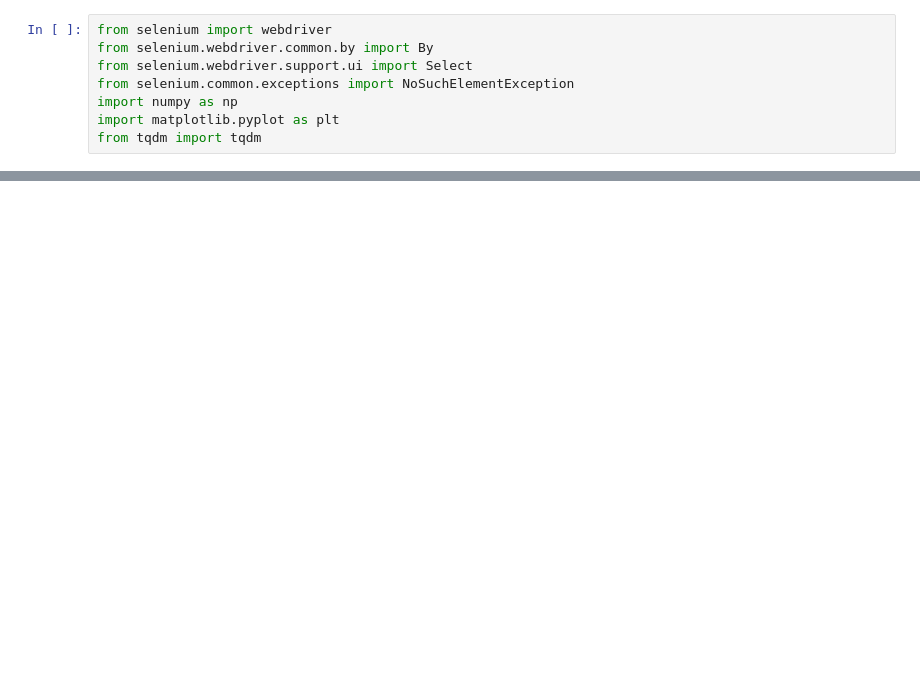
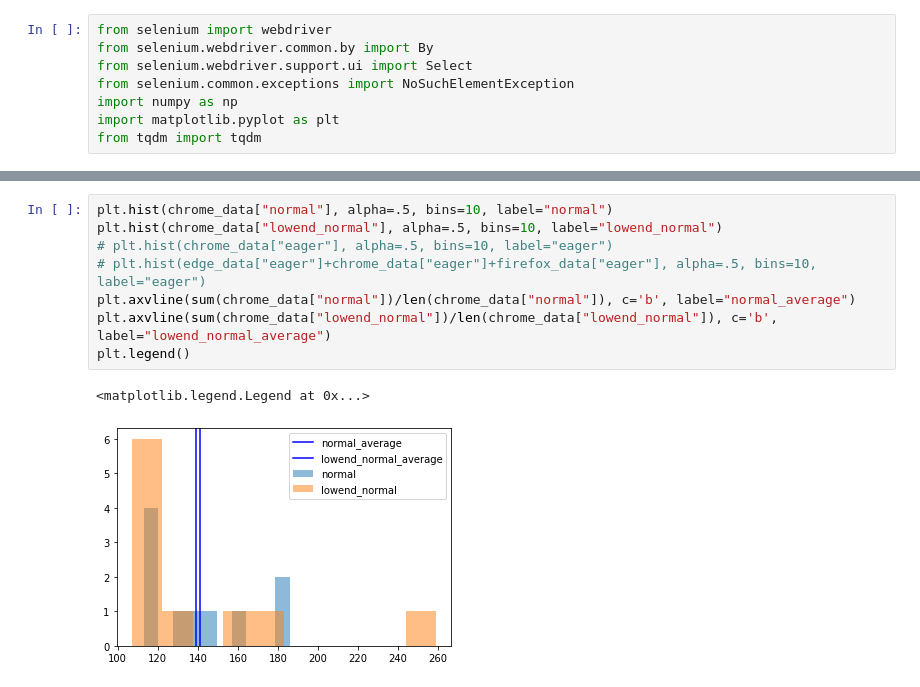
Before and after one commit to woodyhoko/tfjs_wasm, a Jupyter notebook: test.ipynb, the cells around one changed output, grey strips where cells are left out. Drawn from its saved outputs; the diff is of its cells as text; blank space fills up the shorter version.

```diff
--- a/test.ipynb
+++ b/test.ipynb
@@ -132,0 +162,11 @@ plt.legend()
+# %%
+plt.hist(chrome_data["normal"], alpha=.5, bins=10, label="normal")
+plt.hist(chrome_data["lowend_normal"], alpha=.5, bins=10, label="lowend_normal")
+# plt.hist(chrome_data["eager"], alpha=.5, bins=10, label="eager")
+# plt.hist(edge_data["eager"]+chrome_data["eager"]+firefox_data["eager"], alpha=.5, bins=10, label="eager")
+plt.axvline(sum(chrome_data["normal"])/len(chrome_data["normal"]), c='b', label="normal_average")
+plt.axvline(sum(chrome_data["lowend_normal"])/len(chrome_data["lowend_normal"]), c='b', label="lowend_normal_average")
+plt.legend()
+# %% [output]
+<matplotlib.legend.Legend at 0x...>
+[figure, added]
```
Also changed, not shown: parts of 9 cells of this notebook, 1 other file.
